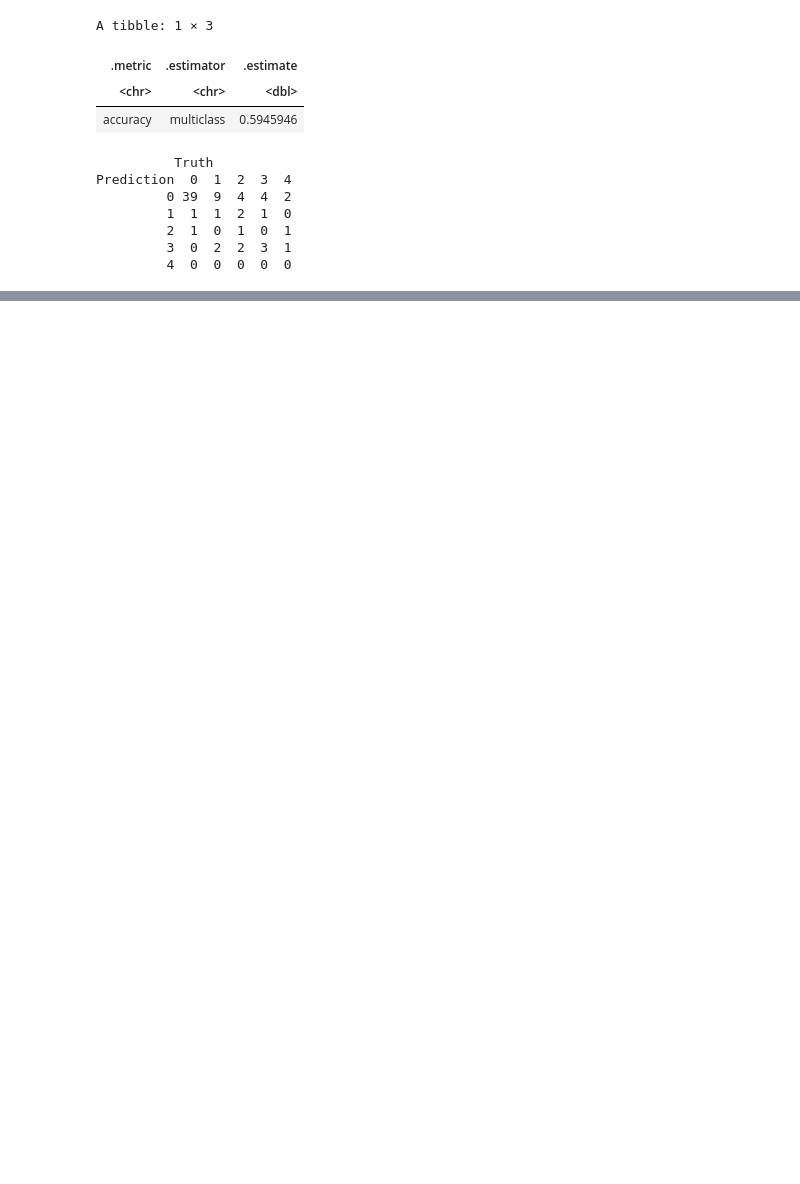
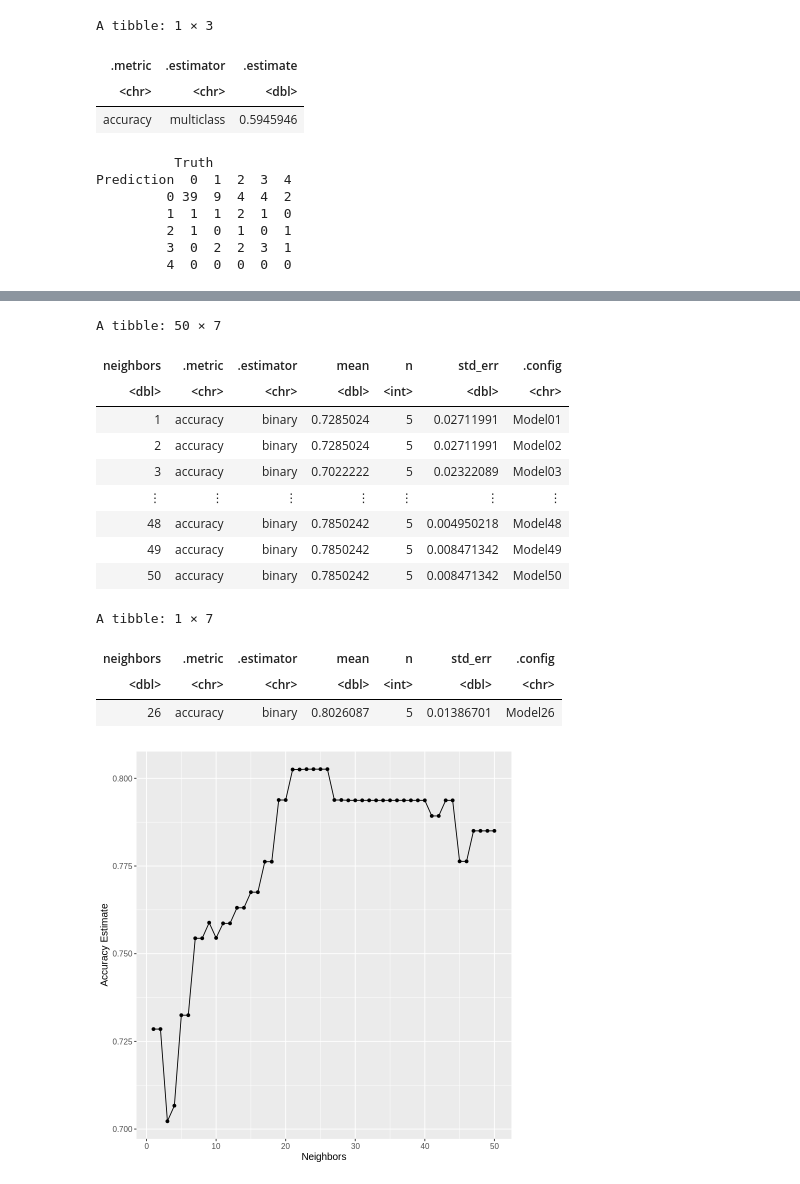
Before and after one commit to oliviahe0111/Heart-Disease-Data, a Jupyter notebook: heart_disease_data.ipynb, the cells around one changed output, grey strips where cells are left out. Cells and saved outputs as stored; diff of their text form; code cells hidden in the pictures; blank space fills up the shorter version.

```diff
--- a/heart_disease_data.ipynb
+++ b/heart_disease_data.ipynb
@@ -551,0 +705,5 @@ Prediction  0  1  2  3  4
+# %%
+knn_spec_mut <- nearest_neighbor(weight_func = "rectangular", neighbors = tune()) %>%
+            set_engine("kknn")%>%
+            set_mode("classification")
+knn_spec_mut
@@ -551,0 +718,50 @@ Prediction  0  1  2  3  4
+# %%
+heart_recipe_mut <- recipe(num ~ ., data = heart_disease_train_mut)%>%
+        step_scale(all_predictors())%>%
+        step_center(all_predictors())
+
+heart_disease_vfold_mut <- vfold_cv(heart_disease_train_mut, v = 5, strata = num)
+# %%
+k_lots_mut <- tibble(neighbors = seq(from = 1, to = 50, by = 1))
+
+knn_fit_mut <- workflow() %>%
+            add_recipe(heart_recipe_mut) %>%
+            add_model(knn_spec_mut) %>%
+            tune_grid(resamples = heart_disease_vfold_mut, grid = k_lots_mut)
+# %%
+heart_disease_metrics_mut <- knn_fit_mut %>%
+                        collect_metrics()
+
+accuracies_mut <- heart_disease_metrics_mut %>%
+        filter(.metric == "accuracy")
+accuracies_mut
+
+accuracy_vs_k_mut <- ggplot(accuracies_mut, aes(x = neighbors, y = mean)) +
+  geom_point() +
+  geom_line() +
+  labs(x = "Neighbors", y = "Accuracy Estimate") +
+  theme(text = element_text(size = 12))
+
+accuracy_vs_k_mut
+
+accuracies_final_mut <- heart_disease_metrics_mut %>%
+        filter(.metric == "accuracy") %>%
+        arrange(mean) %>%
+        tail(1)
+accuracies_final_mut
+# %% [output]
+A tibble: 50 × 7
+| neighbors | .metric | .estimator | mean | n | std_err | .config |
+| <dbl> | <chr> | <chr> | <dbl> | <int> | <dbl> | <chr> |
+| 1 | accuracy | binary | 0.7285024 | 5 | 0.02711991 | Model01 |
+| 2 | accuracy | binary | 0.7285024 | 5 | 0.02711991 | Model02 |
+| 3 | accuracy | binary | 0.7022222 | 5 | 0.02322089 | Model03 |
+| ⋮ | ⋮ | ⋮ | ⋮ | ⋮ | ⋮ | ⋮ |
+| 48 | accuracy | binary | 0.7850242 | 5 | 0.004950218 | Model48 |
+| 49 | accuracy | binary | 0.7850242 | 5 | 0.008471342 | Model49 |
+| 50 | accuracy | binary | 0.7850242 | 5 | 0.008471342 | Model50 |
+A tibble: 1 × 7
+| neighbors | .metric | .estimator | mean | n | std_err | .config |
+| <dbl> | <chr> | <chr> | <dbl> | <int> | <dbl> | <chr> |
+| 26 | accuracy | binary | 0.8026087 | 5 | 0.01386701 | Model26 |
+[figure, added]
```
Also changed, not shown: parts of 29 cells of this notebook.
